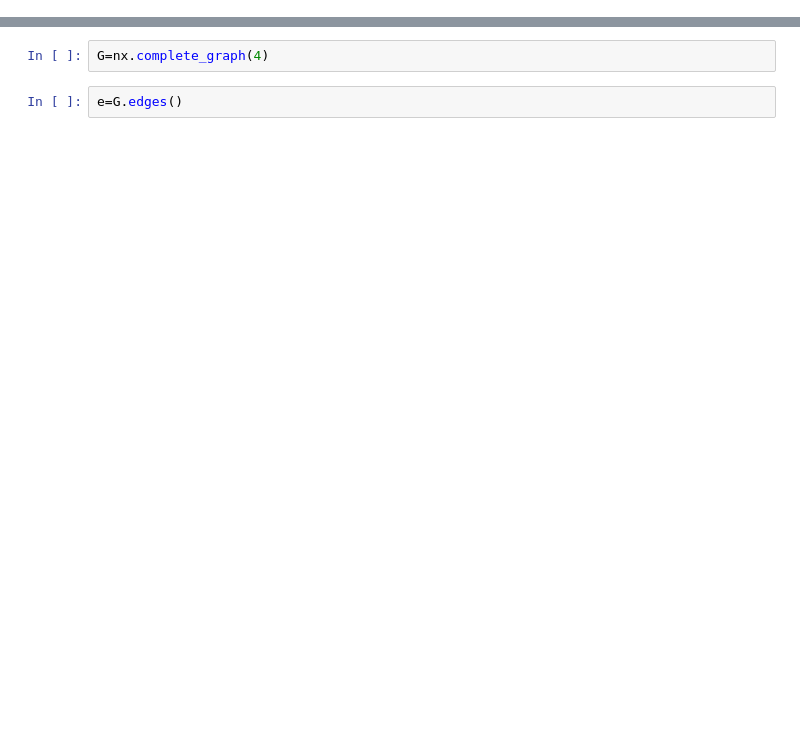
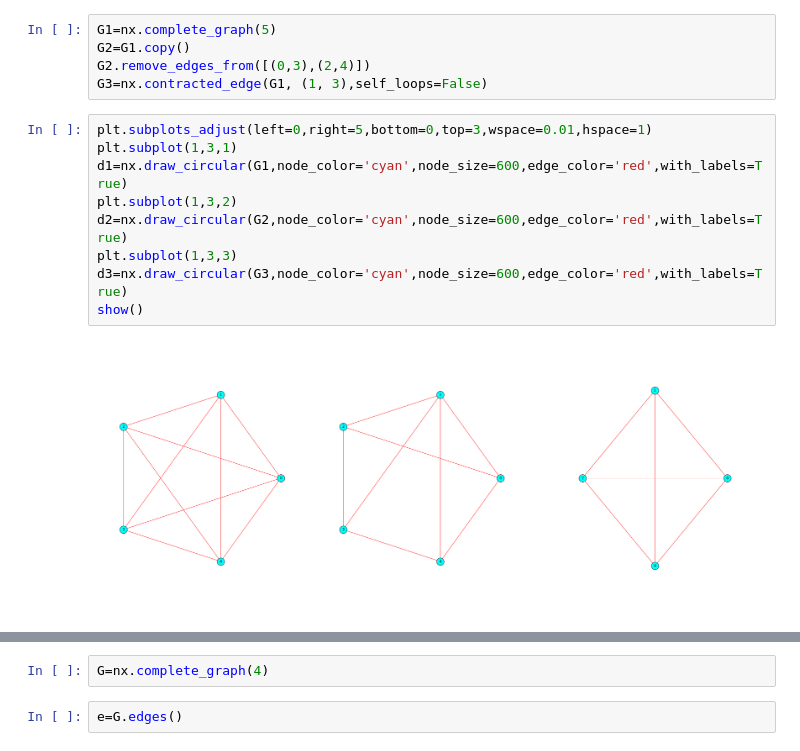
Before and after one commit to pedritomelenas/Algebra-II, a Jupyter notebook: Grafos/Grafos_con_ipython.ipynb, the cells around one changed output, grey strips where cells are left out. Cells and saved outputs as stored; diff of their text form; blank space fills up the shorter version.

```diff
--- a/Grafos/Grafos_con_ipython.ipynb
+++ b/Grafos/Grafos_con_ipython.ipynb
@@ -212,0 +132,16 @@ Nos vamos a centrar en los de cuatro vértices, pues los de tres, dos y uno se p
+# %%
+G1=nx.complete_graph(5)
+G2=G1.copy()
+G2.remove_edges_from([(0,3),(2,4)])
+G3=nx.contracted_edge(G1, (1, 3),self_loops=False)
+# %%
+plt.subplots_adjust(left=0,right=5,bottom=0,top=3,wspace=0.01,hspace=1)
+plt.subplot(1,3,1)
+d1=nx.draw_circular(G1,node_color='cyan',node_size=600,edge_color='red',with_labels=True)
+plt.subplot(1,3,2)
+d2=nx.draw_circular(G2,node_color='cyan',node_size=600,edge_color='red',with_labels=True)
+plt.subplot(1,3,3)
+d3=nx.draw_circular(G3,node_color='cyan',node_size=600,edge_color='red',with_labels=True)
+show()
+# %% [output]
+[figure, added]
```
Also changed, not shown: parts of 203 cells of this notebook.
